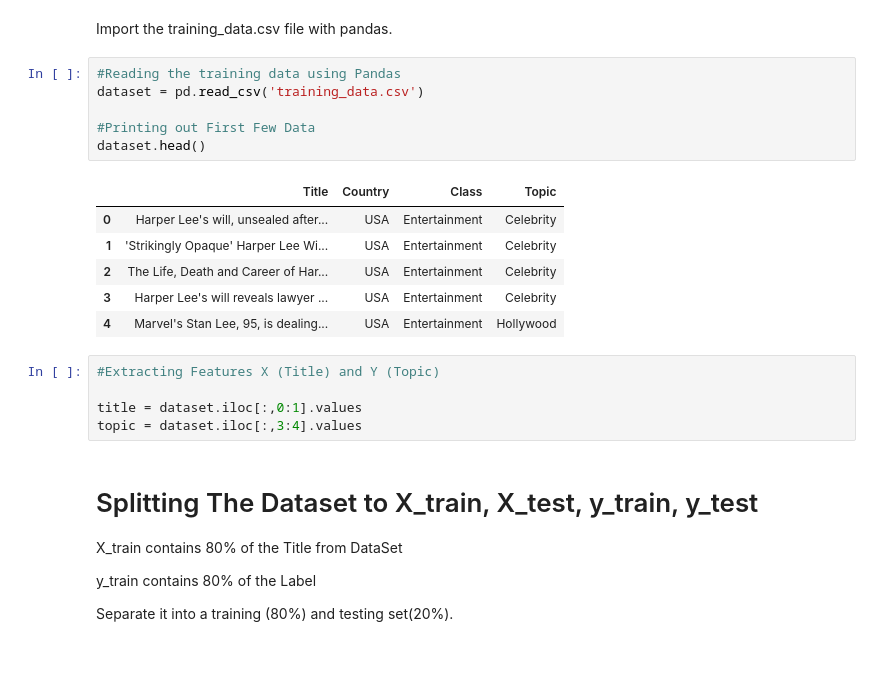
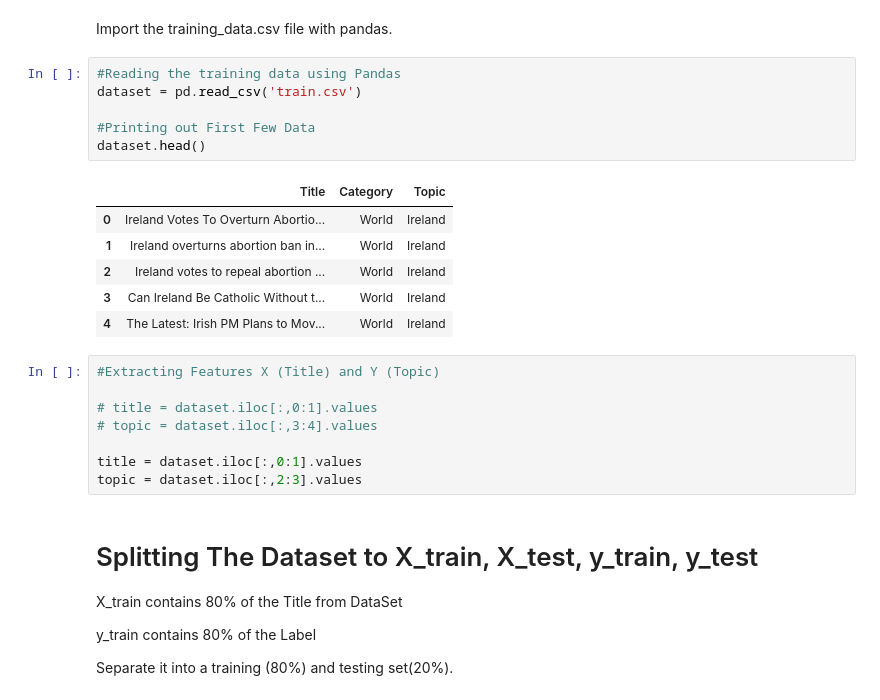
Before and after one commit to ajmalrasi/Project-SET, a Jupyter notebook: tf_project.ipynb, the cells around one changed output. Cells and saved outputs as stored; diff of their text form; blank space fills up the shorter version.

```diff
--- a/tf_project.ipynb
+++ b/tf_project.ipynb
@@ -45,22 +45,25 @@ random.seed(101)
 Import the training_data.csv file with pandas.
 # %%
 #Reading the training data using Pandas
-dataset = pd.read_csv('training_data.csv')
+dataset = pd.read_csv('train.csv')
 
 #Printing out First Few Data
 dataset.head()
 # %% [output]
-|  | Title | Country | Class | Topic |
-| 0 | Harper Lee's will, unsealed after... | USA | Entertainment | Celebrity |
-| 1 | 'Strikingly Opaque' Harper Lee Wi... | USA | Entertainment | Celebrity |
-| 2 | The Life, Death and Career of Har... | USA | Entertainment | Celebrity |
-| 3 | Harper Lee's will reveals lawyer ... | USA | Entertainment | Celebrity |
-| 4 | Marvel's Stan Lee, 95, is dealing... | USA | Entertainment | Hollywood |
+|  | Title | Category | Topic |
+| 0 | Ireland Votes To Overturn Abortio... | World | Ireland |
+| 1 | Ireland overturns abortion ban in... | World | Ireland |
+| 2 | Ireland votes to repeal abortion ... | World | Ireland |
+| 3 | Can Ireland Be Catholic Without t... | World | Ireland |
+| 4 | The Latest: Irish PM Plans to Mov... | World | Ireland |
 # %%
 #Extracting Features X (Title) and Y (Topic)
 
+# title = dataset.iloc[:,0:1].values
+# topic = dataset.iloc[:,3:4].values
+
 title = dataset.iloc[:,0:1].values
-topic = dataset.iloc[:,3:4].values
+topic = dataset.iloc[:,2:3].values
 # %% [markdown]
 # Splitting The Dataset to X_train, X_test, y_train, y_test
 
```
Also changed, not shown: parts of 18 cells of this notebook, 8 other files.
